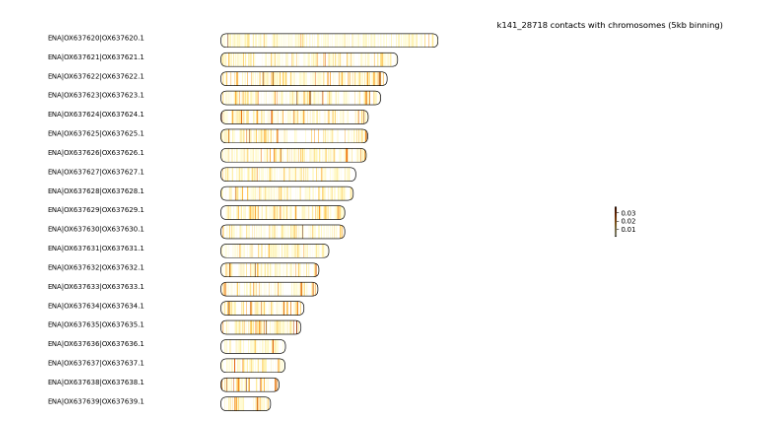
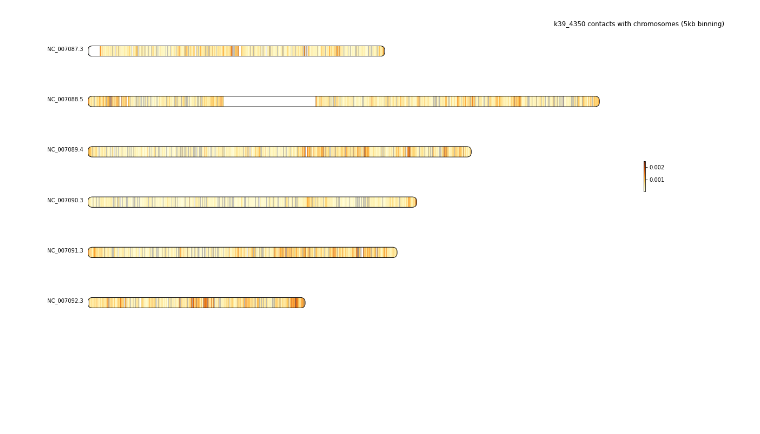
Before and after one commit to Mae-4815162342/kontiguity, a Jupyter notebook: display_tests.ipynb, the cells around one changed output. Saved outputs shown, nothing was run; the diff lists cells and outputs as text; code cells hidden in the pictures; blank space fills up the shorter version.

```diff
--- a/display_tests.ipynb
+++ b/display_tests.ipynb
@@ -398,7 +248,9 @@ def plot_contig_4C(cool_path, binning, chromosomes_list, contigs_selection, cent
 # dataset
 #folder_path = "/media/sardine/data_2/Eukaroytic_plasmids_manual_research/mcools/"
 #folder_path = "/mnt/c/Users/maely/Desktop/Thèse/E_histolytica_data/"
-folder_path = "/mnt/c/Users/maely/Desktop/Thèse/T_pullulans_data/"
+#folder_path = "/mnt/c/Users/maely/Desktop/Thèse/T_pullulans_data/"
+folder_path = "/media/sardine/data_2/Eukaroytic_plasmids_manual_research/T_pullulans_data/"
+folder_path = "/media/sardine/data_2/Eukaroytic_plasmids_manual_research/E_histolytica_data/"
 mcools = [file.replace(".mcool", "") for file in os.listdir(folder_path) if ".mcool" in file]
 mitochondrias = [
     "ENA|OX637640|OX637640.1",
@@ -425,8 +277,8 @@ mitochondrias = [
 ]
 binning = 50000
 # %%
-#plasmid = "AP023147.1"
-plasmid = "k141_28718"
+plasmid = "AP023147.1"
+#plasmid = "k141_28718"
 chrom_start = "ENA"
 for library in mcools:
     cool_file = f"{folder_path}/{library}.mcool"
@@ -445,7 +297,6 @@ for library in mcools:
         for chrom in np.concatenate([chromosomes, contigs_selection])
     ])
     matrix = cool.matrix()[:][selected_indexes][:, selected_indexes]
-    print(matrix.shape)
     plt.imshow(np.log10(matrix))
     plt.savefig(f"{plot_outpath}/matrix_{binning}.png")
     plt.savefig(f"{plot_outpath}/matrix_{binning}.pdf")
@@ -476,7 +326,7 @@ def make_mini_matrix(cool_file, chrom_list = [], balance = True):
 def plot_mini_matrix(matrix, cool_file, outpath, name, nb_chroms, min_coverage = 1, labels = [], size_index = 1):
     plt.figure(figsize=(len(matrix)*size_index, nb_chroms*size_index//2))
 
-    selected_indexes = [i for i in range(len(matrix)) if np.nansum(matrix[i]) > min_coverage]
+    selected_indexes = [i for i in range(len(matrix)) if np.nansum(matrix[i]) > min_coverage or i < nb_chroms]
 
     mat = plt.matshow(np.log10(matrix[selected_indexes, :nb_chroms]))
     labels = np.array(cool_file.chromnames) if len(labels) == 0 else labels
@@ -495,8 +345,8 @@ def plot_mini_matrix(matrix, cool_file, outpath, name, nb_chroms, min_coverage =
 binning = 1000
 max_size = 50
 min_coverage = 100
-#plasmid = "AP023147.1"
-plasmid = "k141_28718"
+plasmid = "AP023147.1"
+#plasmid = "k141_28718"
 for library in mcools:
 
     cool_file = f"{folder_path}/{library}.mcool"
@@ -571,7 +421,7 @@ def plot_contact(ax, contact, centromere=None, size = 1):
     return image
 
 def plot_all_contacts(contacts, save_to="", title = ""):
-    plt.figure(figsize = (15, 10))
+    plt.figure(figsize = (20, 10))
     gs = gridspec.GridSpec(len(contacts), 3, height_ratios=[1]*len(contacts), width_ratios=[1, 50, 1])
     chromosomes = list(contacts.keys())
     max_size = np.max([len(contacts[chrom]) for chrom in chromosomes])
@@ -586,7 +436,7 @@ def plot_all_contacts(contacts, save_to="", title = ""):
         axtext = plt.subplot(gs[i, 0])
         axtext.text(0.5,0.5,chromosomes[i])
         axtext.axis("off")
-        image = plot_contact(axplot, contacts[chromosomes[i]], size = 4)
+        image = plot_contact(axplot, contacts[chromosomes[i]], size = 5)
     ax_colorbar = plt.subplot(gs[:, -1])
     ax_colorbar.axis("off")
     plt.colorbar(image, ax=ax_colorbar)
@@ -602,44 +452,48 @@ def plot_contigs_saucisses(cool_path, binning, chromosomes_list, contigs_selecti
     cool_file = f"{cool_path}::resolutions/{binning}"
     file_name = cool_path.split('/')[-1].split('.')[0]
 
     c = cooler.Cooler(cool_file)
     for select_name in contigs_selection:
         chromosomes = np.append(select_name, chromosomes_list)
         signals = [
             compute_contact(c, chromosome, select_name)
             for chromosome in chromosomes
         ]
 
         indexes_to_keep = np.array([not np.isnan(np.nanmax(signals[i])) and not np.isinf(np.nanmax(signals[i])) and np.nansum(signals[i]) > 0 and len(signals[i]) > 1 and cool.chromsizes[chromosomes[i]] >= min_size for i in range(len(signals))])
         signals_to_keep = [signals[i] for i in range(len(signals)) if indexes_to_keep[i]]
         chroms_to_keep = chromosomes[indexes_to_keep]
         chroms_coordinates = [
             [0, c.chromsizes[chrom]]
             for chrom in chroms_to_keep
         ]
         title = f"{select_name} contacts with chromosomes ({binning//1000}kb binning)"
 
         if len(signals_to_keep) > 0:
             contacts = {chroms_to_keep[i]:signals_to_keep[i] for i in range(len(chroms_to_keep))}
             save_to = f'{outpath}/{file_name}_{select_name}' if len(outpath) > 0 else ""
             #plot_signals(signals_to_keep, chroms_to_keep, chroms_coordinates, reference_signal = select_name, centromeres = centromeres, save_to = save_to, title = title, mitos = mitochondrias)
             plot_all_contacts(contacts, save_to = save_to, title = title)
 
 #plasmid = "AP023109.1"
-plasmid = "k141_28718"
+#plasmid = "k141_28718"
+#plasmid = "k39_32520"
+plasmid = "k39_4350"
 binning = 5000
-for library in mcools:
-    cool_file = f"{folder_path}/{library}.mcool"
-    #plot_outpath = f"/media/sardine/data_2/Eukaroytic_plasmids_manual_research/contact_plots/{library}"
-    plot_outpath = folder_path
-    #if library != "Tausonia_pullulans_contigs1" or library == "Entamoeba_gingivivalis":# or os.path.exists(f"{plot_outpath}/matrix_{binning}.png"):
-    #    continue
-    if not os.path.exists(plot_outpath):
-        os.mkdir(plot_outpath)
-    cool = cooler.Cooler(f"{cool_file}::resolutions/{binning}")
-    chromosomes = np.array([ chrom for chrom in list(cool.chromsizes.keys()) if chrom[:3] == "ENA" or (chrom[:3] != "ERR" and chrom[0] != "k" and chrom[:3] != "tig" and chrom != plasmid)])
-    contigs_selection = [plasmid]#[chrom for chrom in cool.chromnames if chrom not in chromosomes]
+folder_path = "/media/sardine/data_2/Eukaroytic_plasmids_manual_research/mcools"
+plot_outpath = "/media/sardine/data_2/Eukaroytic_plasmids_manual_research/plots"
+library = "D_discoideum_contigs"
+#for library in mcools:
+cool_file = f"{folder_path}/{library}.mcool"
+#plot_outpath = f"/media/sardine/data_2/Eukaroytic_plasmids_manual_research/contact_plots/{library}"
+#if library != "Tausonia_pullulans_contigs1" or library == "Entamoeba_gingivivalis":# or os.path.exists(f"{plot_outpath}/matrix_{binning}.png"):
+#    continue
+if not os.path.exists(plot_outpath):
+    os.mkdir(plot_outpath)
+cool = cooler.Cooler(f"{cool_file}::resolutions/{binning}")
+chromosomes = np.array([ chrom for chrom in list(cool.chromsizes.keys()) if chrom[:3] == "ENA" or (chrom[:3] != "ERR" and chrom[0] != "k" and chrom[:3] != "tig" and chrom != plasmid)])
+contigs_selection = [plasmid]#[chrom for chrom in cool.chromnames if chrom not in chromosomes]
 
-    plot_contigs_saucisses(cool_file, binning, chromosomes, contigs_selection, outpath = plot_outpath, mitochondrias = mitochondrias)
+plot_contigs_saucisses(cool_file, binning, chromosomes, contigs_selection, outpath = plot_outpath, mitochondrias = mitochondrias)
 # %% [output]
-[figure, old version]
+[figure, new version]
```
Also changed, not shown: parts of 4 cells of this notebook, 1 other file.
